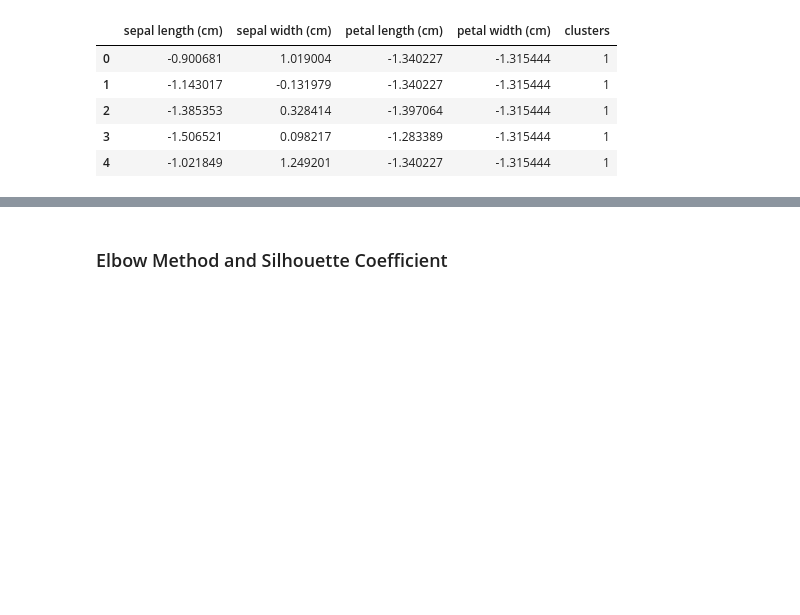
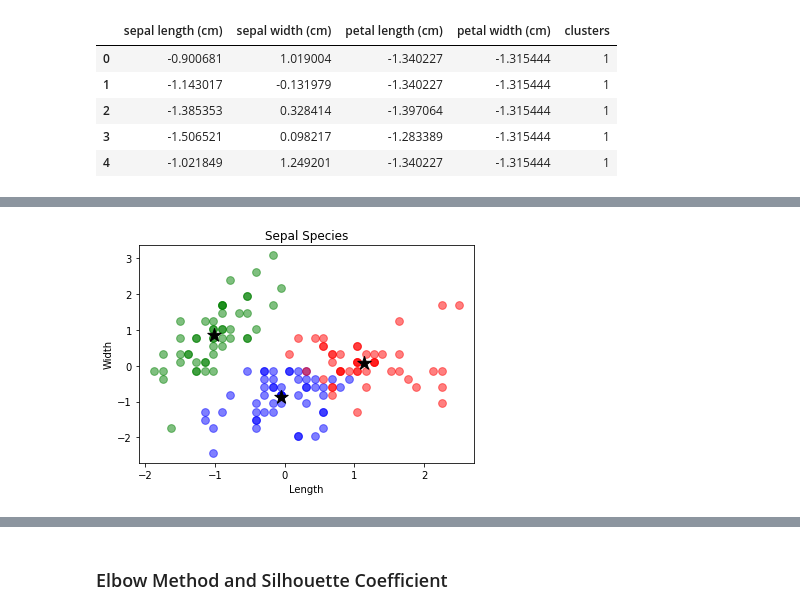
Before and after one commit to MrSkillage/Emerging-Technologies-Tasks, a Jupyter notebook: Tasks.ipynb, the cells around one changed output, grey strips where cells are left out. Cells and saved outputs as stored; diff of their text form; code cells hidden in the pictures; blank space fills up the shorter version.

```diff
--- a/Tasks.ipynb
+++ b/Tasks.ipynb
@@ -429,0 +471,12 @@ dF.head()
+# %%
+# Plot all 3 clusters with centroids for Sepal length & width
+plt.scatter(df_1['sepal length (cm)'], df_1['sepal width (cm)'], s=60, color='blue', alpha=0.5)
+plt.scatter(df_2['sepal length (cm)'], df_2['sepal width (cm)'], s=60, color='green', alpha=0.5)
+plt.scatter(df_3['sepal length (cm)'], df_3['sepal width (cm)'], s=60, color='red', alpha=0.5)
+plt.scatter(kmeans.cluster_centers_[:,0], kmeans.cluster_centers_[:,1], s=200, color='black', marker='*', label='centroid')
+plt.title('Sepal Species')
+plt.xlabel('Length')
+plt.ylabel('Width')
+plt.show()
+# %% [output]
+[figure, added]
```
Also changed, not shown: parts of 31 cells of this notebook.
